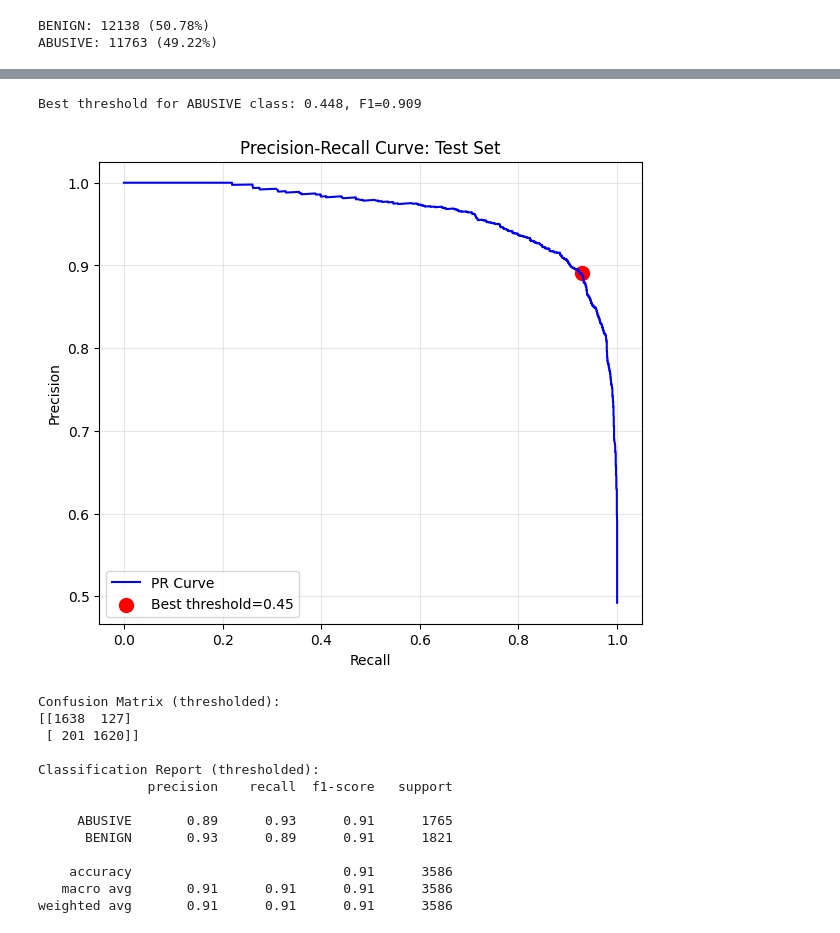
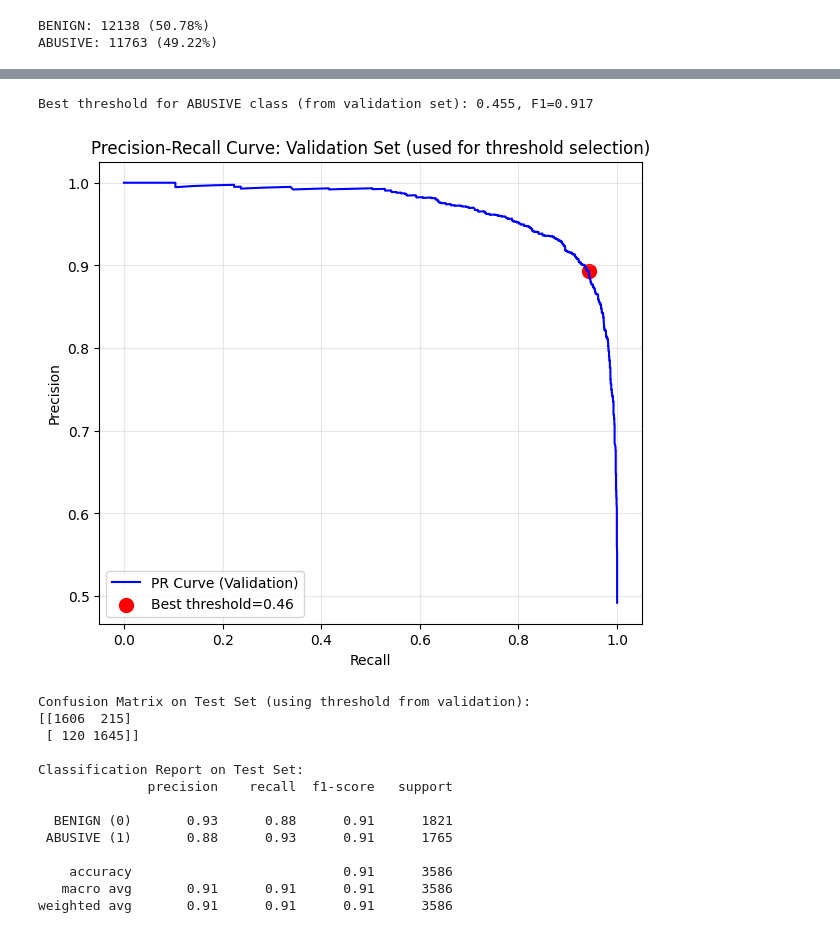
Before and after one commit to junwenleong/malicious-content-detection-system, a Jupyter notebook: notebooks/abuse_detection_analysis.ipynb, the cells around one changed output, grey strips where cells are left out. Cells and saved outputs as stored; diff of their text form; code cells hidden in the pictures.

```diff
--- a/notebooks/abuse_detection_analysis.ipynb
+++ b/notebooks/abuse_detection_analysis.ipynb
@@ -227,17 +253,17 @@ Validation ROC AUC (raw, uncalibrated): 0.0326
 calibrated_model = CalibratedClassifierCV(best_model, method="isotonic", cv=5)
 calibrated_model.fit(train_texts, y_train)
 
-# Get correct index for ABUSIVE
-pos_index = list(calibrated_model.classes_).index(pos_class)
+# Positive class is 1 (ABUSIVE)
+pos_class = 1
 
 # --- Evaluate on validation set ---
-probs_val_cal = calibrated_model.predict_proba(val_texts)[:, pos_index]
+probs_val_cal = calibrated_model.predict_proba(val_texts)[:, pos_class]
 roc_auc_cal = roc_auc_score(y_val, probs_val_cal)
 print(f"Validation ROC AUC (calibrated): {roc_auc_cal:.4f}")
 
-# Calibration curve
+# Calibration curve - pos_label=1
 fraction_pos_cal, mean_pred_cal = calibration_curve(
-    y_val, probs_val_cal, n_bins=10, pos_label=pos_class
+    y_val, probs_val_cal, n_bins=10, pos_label=1  # pos_label=1
 )
 
 plt.figure(figsize=(7,7))
@@ -259,12 +285,12 @@ Validation ROC AUC (calibrated): 0.0320
 # %%
 # --- Test set evaluation ---
-probs_test = calibrated_model.predict_proba(test_texts)[:, pos_index]
+probs_test = calibrated_model.predict_proba(test_texts)[:, pos_class]  # pos_class=1
 roc_auc_test = roc_auc_score(y_test, probs_test)
 print(f"Test ROC AUC (calibrated): {roc_auc_test:.4f}")
 
-# Calibration curve on test set
+# Calibration curve on test set - pos_label=1
 fraction_pos_test, mean_pred_test = calibration_curve(
-    y_test, probs_test, n_bins=10, pos_label=pos_class
+    y_test, probs_test, n_bins=10, pos_label=1  # pos_label=1
 )
 
 plt.figure(figsize=(7,7))
@@ -301,46 +310,49 @@ weighted avg       0.90      0.90      0.90      3586
 # %%
-# --- Step 1: Compute precision, recall, thresholds ---
-precision, recall, thresholds = precision_recall_curve(y_test, probs_test, pos_label=pos_class)
+# --- Step 1: Compute precision, recall, thresholds ON VALIDATION SET ---
+precision_val, recall_val, thresholds_val = precision_recall_curve(y_val, probs_val_cal, pos_label=1)  # pos_label=1
 
-# --- Step 2: Compute F1 scores at each threshold ---
-f1_scores = 2 * (precision * recall) / (precision + recall + 1e-10)  # avoid divide by zero
+# --- Step 2: Compute F1 scores at each threshold ON VALIDATION SET ---
+f1_scores_val = 2 * (precision_val * recall_val) / (precision_val + recall_val + 1e-10)
 
-# --- Step 3: Find threshold with highest F1 ---
-best_idx = f1_scores.argmax()
-best_threshold = thresholds[best_idx] if best_idx < len(thresholds) else 0.5  # safety
-print(f"Best threshold for ABUSIVE class: {best_threshold:.3f}, F1={f1_scores[best_idx]:.3f}")
+# --- Step 3: Find threshold with highest F1 ON VALIDATION SET ---
+best_idx_val = f1_scores_val.argmax()
+# thresholds_val has length = len(precision_val)-1, so need to check index
+best_threshold_val = thresholds_val[best_idx_val] if best_idx_val < len(thresholds_val) else 0.5
+print(f"Best threshold for ABUSIVE class (from validation set): {best_threshold_val:.3f}, F1={f1_scores_val[best_idx_val]:.3f}")
 
-# --- Step 4: Plot Precision-Recall curve ---
+# --- Step 4: Plot Precision-Recall curve FOR VALIDATION SET ---
 plt.figure(figsize=(7,6))
-plt.plot(recall, precision, label="PR Curve", color='blue')
-plt.scatter(recall[best_idx], precision[best_idx], color='red', s=100, label=f"Best threshold={best_threshold:.2f}")
-plt.title("Precision-Recall Curve: Test Set")
+plt.plot(recall_val, precision_val, label="PR Curve (Validation)", color='blue')
+plt.scatter(recall_val[best_idx_val], precision_val[best_idx_val], color='red', s=100,
+            label=f"Best threshold={best_threshold_val:.2f}")
+plt.title("Precision-Recall Curve: Validation Set (used for threshold selection)")
 plt.xlabel("Recall")
 plt.ylabel("Precision")
 plt.grid(alpha=0.3)
 plt.legend()
 plt.show()
 
-# --- Step 5: Make predictions with new threshold ---
-y_pred_thresholded = ['ABUSIVE' if p >= best_threshold else 'BENIGN' for p in probs_test]
+# --- Step 5: Apply threshold to TEST SET ---
+y_pred_test_thresholded = [1 if p >= best_threshold_val else 0 for p in probs_test]  # 1=ABUSIVE, 0=BENIGN
 
-# --- Step 6: Confusion matrix and classification report ---
-print("Confusion Matrix (thresholded):")
-print(confusion_matrix(y_test, y_pred_thresholded))
-print("\nClassification Report (thresholded):")
-print(classification_report(y_test, y_pred_thresholded))
+# --- Step 6: Confusion matrix and classification report ON TEST SET ---
+print("Confusion Matrix on Test Set (using threshold from validation):")
+print(confusion_matrix(y_test, y_pred_test_thresholded))
+print("\nClassification Report on Test Set:")
+print(classification_report(y_test, y_pred_test_thresholded,
+                            target_names=['BENIGN (0)', 'ABUSIVE (1)']))
 # %% [output]
-Best threshold for ABUSIVE class: 0.448, F1=0.909
+Best threshold for ABUSIVE class (from validation set): 0.455, F1=0.917
-[figure, old version]
+[figure, new version]
-Confusion Matrix (thresholded):
-[[1638  127]
- [ 201 1620]]
+Confusion Matrix on Test Set (using threshold from validation):
+[[1606  215]
+ [ 120 1645]]
 
-Classification Report (thresholded):
+Classification Report on Test Set:
               precision    recall  f1-score   support
 
-     ABUSIVE       0.89      0.93      0.91      1765
-      BENIGN       0.93      0.89      0.91      1821
+  BENIGN (0)       0.93      0.88      0.91      1821
+ ABUSIVE (1)       0.88      0.93      0.91      1765
 
     accuracy                           0.91      3586
    macro avg       0.91      0.91      0.91      3586
```
Also changed, not shown: parts of 11 cells of this notebook.
